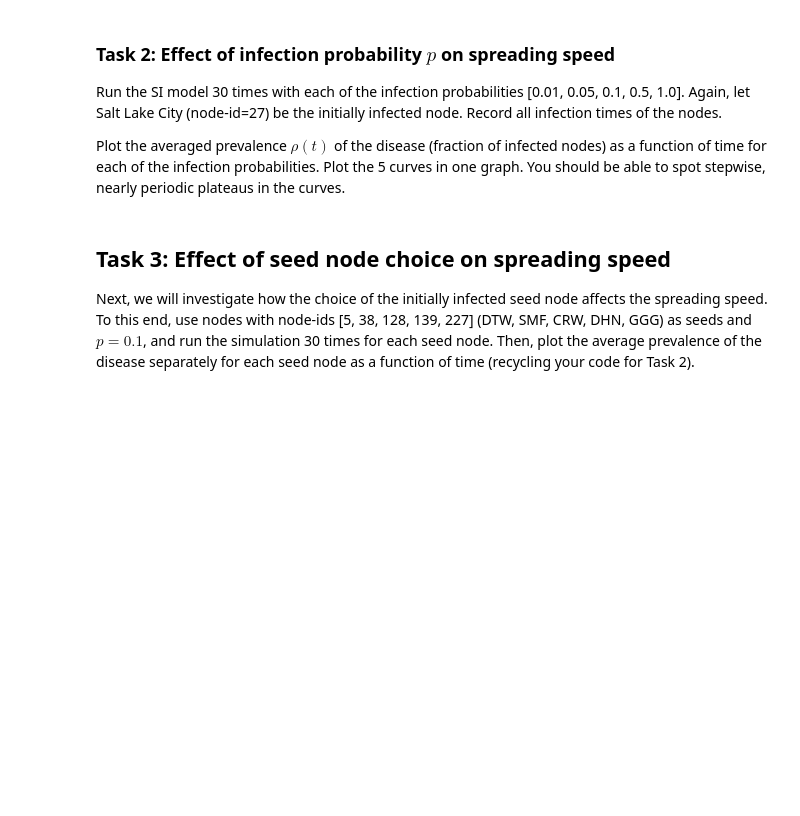
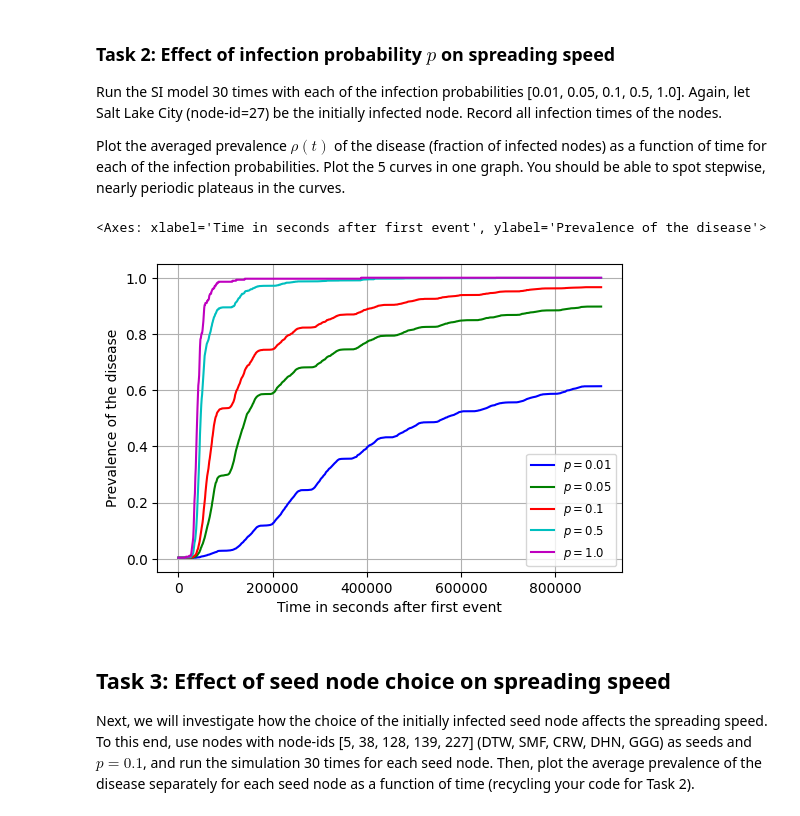
Before and after one commit to jogp10/ComplexNetworks, a Jupyter notebook: project/project.ipynb, the cells around one changed output. Saved outputs shown, nothing was run; the diff lists cells and outputs as text; code cells hidden in the pictures; blank space fills up the shorter version.

```diff
--- a/project/project.ipynb
+++ b/project/project.ipynb
@@ -625,48 +692,83 @@ def calculate_prevalence(infection_times, time_steps):
     prevalence : np.array
         prevalence (i.e. fraction of infected nodes) at each time step
     """
-    prevalence = np.array([]) #REPLACE!
+    prevalence = [] #REPLACE!
 
     # YOUR CODE HERE
-    raise NotImplementedError()
+    # raise NotImplementedError()
     #TODO: write a function for calculating prevalence as a function of time
     # Hint: to get the prevalence, count the number of nodes infected at each time step and normalize by
     # the total number of nodes.
 
-    return prevalence
+    num_nodes = len(infection_times)
+
+    for time in time_steps:
+        infected_nodes = np.sum(infection_times <= time)
+        prevalence.append(infected_nodes / num_nodes)
+
+    return np.array(prevalence)
 # %%
 n_it = 30 # number of iterations
 infection_probs = [0.01, 0.05, 0.1, 0.5, 1.0] # infection probabilities
 id_seed = 27
 n_time_steps = 1000
 
 time_steps = get_time_steps(events, n_time_steps)
 prevalence_data = [] # list or np.array. REPLACE!
 # YOUR CODE HERE
-raise NotImplementedError()
+# raise NotImplementedError()
 #TODO: Calculate the prevalence for each infection probability
 # Hints:
 
 # Repeate simulate_si n_it times for each probability. At each iteration, calculate the prevalence.
 # After completing the iterations,average the prevalence over iterations.
 
 # For calculating the prevalence, divide the whole time span (from the first departure time
 # to the last arrival) into equal-sized steps using the get_time_steps function you implemented above.
 # You want to use same time steps for all infection probabilities (these will define the x axis of
 # the visualization).
 
 # For the prevalence calculations, use calculate_prevalence defined above. This function will be used
 # also in all later tasks, so don't worry about taking some time to implement it carefully.
 
 # For the next step (visualization), you need an np.array (or a list of lists) called prevalence_data
 # that contains the prevalence as a function of time for each infection probability.
 # Each row of this array corresponds to an infection probability, and the number of columns should
 # equal to n_time_steps.
 
+# Iterate over each infection probability
+for p in infection_probs:
+    prevalence_iterations = []  # to store prevalence across iterations for a given probability
+
+    # Repeat the SI simulation n_it times
+    for _ in range(n_it):
+        # Run the SI simulation and get infection times
+        infection_times, seed = simulate_si(
+            infection_prob=p,
+            events=events,
+            airport_info=airport_info,
+            rng=rng,
+            seed=id_seed
+        )
+
+        # Calculate prevalence for this iteration
+        prevalence = calculate_prevalence(infection_times, time_steps)
+        prevalence_iterations.append(prevalence)
+
+    # Average prevalence across all iterations for this infection probability
+    average_prevalence = np.mean(prevalence_iterations, axis=0)
+    prevalence_data.append(average_prevalence)
+
+# Convert prevalence_data to an np.array for easier manipulation and plotting
+prevalence_data = np.array(prevalence_data)
+
 colors = ['b','g','r','c','m']
 labels = ['$p = {{{}}}$'.format(p) for p in infection_probs]
 fig, ax = plt.subplots(figsize=(6, 4))
 plot_prevalence(ax, prevalence_data, time_steps, colors, labels)
+# %% [output]
+<Axes: xlabel='Time in seconds after first event', ylabel='Prevalence of the disease'>
+[figure, added]
 # %%
 # Save the figure in current directory
 fig.savefig('effect_inf_prob.png', dpi=300)
```
Also changed, not shown: parts of 8 cells of this notebook, 7 other files.
